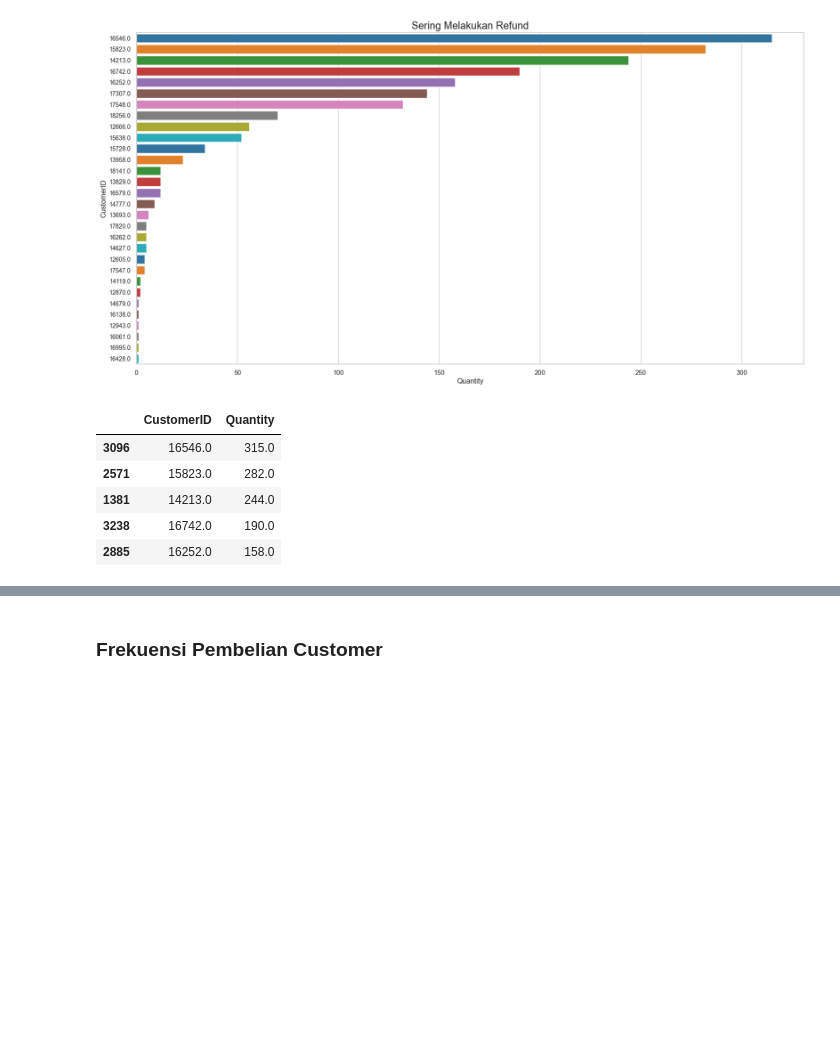
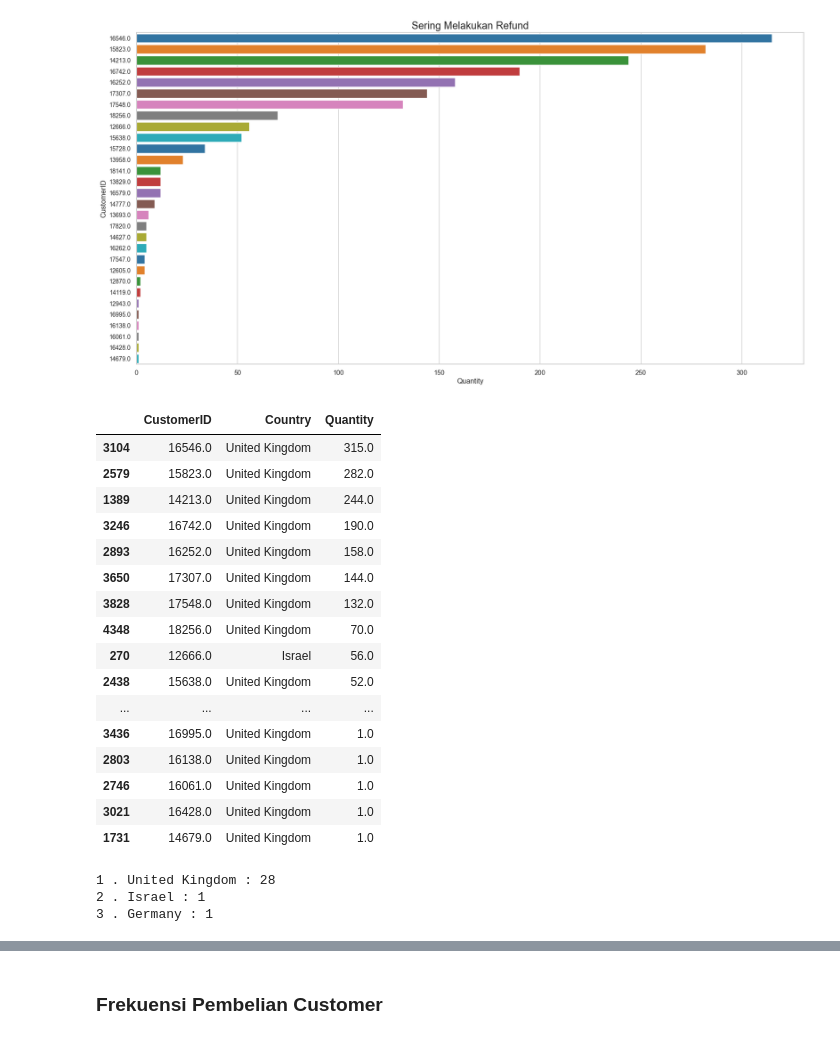
Before and after one commit to GLAZERadr/Data_Science_For_Industry_Task_3, a Jupyter notebook: Data_Exploration.ipynb, the cells around one changed output, grey strips where cells are left out. Drawn from its saved outputs; the diff is of its cells as text; code cells hidden in the pictures; blank space fills up the shorter version.

```diff
--- a/Data_Exploration.ipynb
+++ b/Data_Exploration.ipynb
@@ -563,5 +646,5 @@ refund_per_country[refund_per_country['Quantity'] > 0]
 # %%
-customer_refund = clean.groupby('CustomerID')['Quantity'].agg('sum').reset_index().sort_values('Quantity', ascending=True)
+customer_refund = clean.groupby(['CustomerID', 'Country'])['Quantity'].agg('sum').reset_index().sort_values('Quantity', ascending=True)
 customer_refund['CustomerID'] = customer_refund['CustomerID'].astype(str)
 customer_refund['Quantity'] = customer_refund['Quantity'] * -1
 
@@ -577,11 +662,32 @@ plt.show()
 # %% [output]
 [figure]
 # %%
-customer_refund[customer_refund['Quantity'] > 0].head()
+customer_refund[customer_refund['Quantity'] > 0]
 # %% [output]
-|  | CustomerID | Quantity |
-| 3096 | 16546.0 | 315.0 |
-| 2571 | 15823.0 | 282.0 |
-| 1381 | 14213.0 | 244.0 |
-| 3238 | 16742.0 | 190.0 |
-| 2885 | 16252.0 | 158.0 |
+|  | CustomerID | Country | Quantity |
+| 3104 | 16546.0 | United Kingdom | 315.0 |
+| 2579 | 15823.0 | United Kingdom | 282.0 |
+| 1389 | 14213.0 | United Kingdom | 244.0 |
+| 3246 | 16742.0 | United Kingdom | 190.0 |
+| 2893 | 16252.0 | United Kingdom | 158.0 |
+| 3650 | 17307.0 | United Kingdom | 144.0 |
+| 3828 | 17548.0 | United Kingdom | 132.0 |
+| 4348 | 18256.0 | United Kingdom | 70.0 |
+| 270 | 12666.0 | Israel | 56.0 |
+| 2438 | 15638.0 | United Kingdom | 52.0 |
+| ... | ... | ... | ... |
+| 3436 | 16995.0 | United Kingdom | 1.0 |
+| 2803 | 16138.0 | United Kingdom | 1.0 |
+| 2746 | 16061.0 | United Kingdom | 1.0 |
+| 3021 | 16428.0 | United Kingdom | 1.0 |
+| 1731 | 14679.0 | United Kingdom | 1.0 |
+# %%
+count = 1
+for country in customer_refund['Country'].unique():
+    if customer_refund[(customer_refund['Quantity'] > 0) & (customer_refund['Country']==country)].value_counts().sum() > 0:
+        print(count, '.', country, ':', customer_refund[(customer_refund['Quantity'] > 0) & (customer_refund['Country']==country)].value_counts().sum())
+        count += 1
+# %% [output]
+1 . United Kingdom : 28
+2 . Israel : 1
+3 . Germany : 1
```
Also changed, not shown: parts of 30 cells of this notebook, 1 other file.
